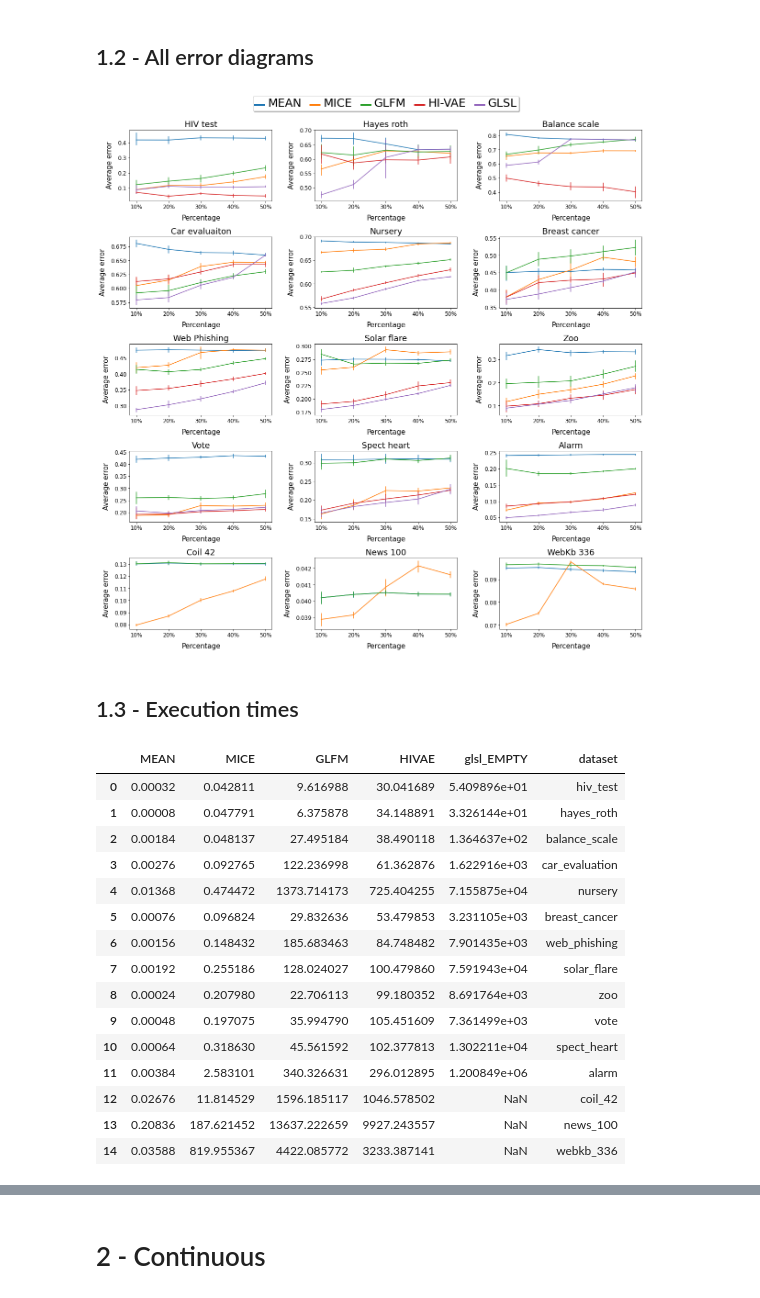
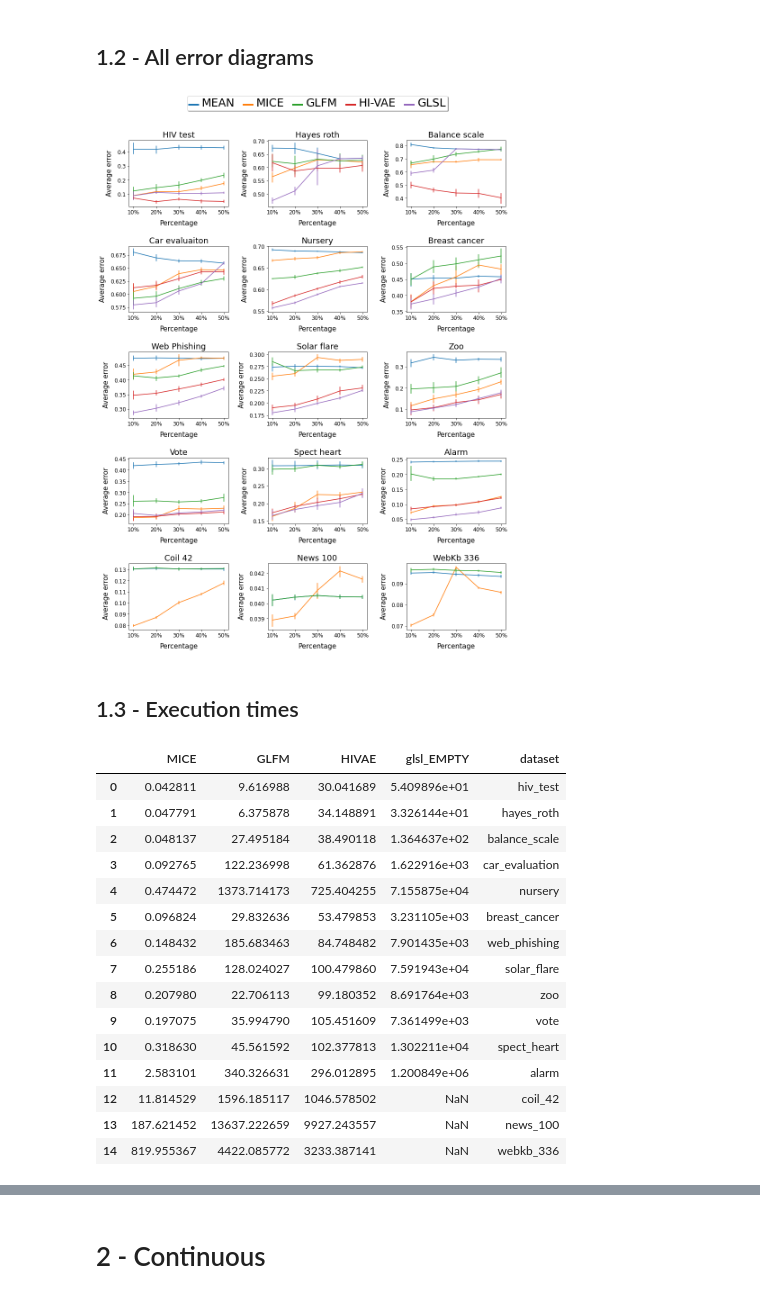
Before and after one commit to ferjorosa/GLSL, a Jupyter notebook: python-project/analyze_results/Missing_results.ipynb, the cells around one changed output, grey strips where cells are left out. Cells and saved outputs as stored; diff of their text form; code cells hidden in the pictures.

Commit message:
Update missing results PDFs

```diff
--- a/python-project/analyze_results/Missing_results.ipynb
+++ b/python-project/analyze_results/Missing_results.ipynb
@@ -196,7 +196,7 @@ col_count = 0 # Counts for plotting (col axis)
 from matplotlib import pyplot as plt
 import seaborn as sns
 
-fig, axs = plt.subplots(5, 3, figsize=(20,20))
+fig, axs = plt.subplots(5, 3, figsize=(15,20))
 
 for d in range(0, len(data_names)):
     data_name=data_names[d]
@@ -261,37 +261,37 @@ for d in range(0, len(data_names)):
                 df_plot = df_plot.append(instance, ignore_index=True)
 
     ############################################################################
     # Plotting
     ############################################################################
 #     print(str(row_count) + "," + str(col_count))
     g = sns.lineplot(data=df_plot,x="percentage", y="AvgErr", hue="method", err_style="bars", ax = axs[row_count, col_count], legend=False)
     axs[row_count, col_count].set_title(data_names_fancy[d], fontsize=18)
     axs[row_count, col_count].set_ylabel("Average error", fontsize=15, labelpad=10)
     axs[row_count, col_count].set_xlabel("Percentage", fontsize=15, labelpad=10)
     axs[row_count, col_count].tick_params(axis="x", labelsize=12) # x ticks font size
     axs[row_count, col_count].tick_params(axis="y", labelsize=12) # x ticks font size
 
     #### Update row/column index of the axis plot
     col_count = col_count + 1
     if col_count == 3:
         col_count = 0
         row_count = row_count + 1
 
 #############################################################################
 # Final adjustments to the plot
 ############################################################################
-axs[0,1].legend(loc='upper center', bbox_to_anchor=(0.5, 1.50),  fancybox=True, shadow=True, ncol=5, labels=['MEAN', 'MICE', 'GLFM', 'HI-VAE', 'GLSL'])
+axs[0,1].legend(loc='upper center', bbox_to_anchor=(0.5, 1.70),  fancybox=True, shadow=True, ncol=5, labels=['MEAN', 'MICE', 'GLFM', 'HI-VAE', 'GLSL'])
 plt.setp(axs[0,1].get_legend().get_texts(), fontsize='25') # for legend text
 plt.setp(axs[0,1].get_legend().get_title(), fontsize='0') # for legend title
 for line in axs[0,1].get_legend().get_lines():
     line.set_linewidth(4.0)
 
-fig.subplots_adjust(hspace=0.5)
-fig.subplots_adjust(wspace=0.3)
+fig.subplots_adjust(hspace=0.6)
+fig.subplots_adjust(wspace=0.4)
 
 plt.savefig('discrete_errors.pdf')
 # %% [output]
-[figure, old version]
+[figure, new version]
 # %% [markdown]
 ## 1.3 - Execution times
 # %%
@@ -303,7 +303,7 @@ import numpy as np
 from math import nan
 
 methods = [
-    "MEAN",
+#     "MEAN",
     "MICE",
     "GLFM",
     "HIVAE",
@@ -363,21 +363,20 @@ for directory in directories:
         df_stdev_time_results = df_stdev_time_results.append(stdev_time_results, ignore_index=True)
 
 df_avg_time_results
-# df_stdev_time_results
 # %% [output]
-|  | MEAN | MICE | GLFM | HIVAE | glsl_EMPTY | dataset |
-| 0 | 0.00032 | 0.042811 | 9.616988 | 30.041689 | 5.409896e+01 | hiv_test |
-| 1 | 0.00008 | 0.047791 | 6.375878 | 34.148891 | 3.326144e+01 | hayes_roth |
-| 2 | 0.00184 | 0.048137 | 27.495184 | 38.490118 | 1.364637e+02 | balance_scale |
-| 3 | 0.00276 | 0.092765 | 122.236998 | 61.362876 | 1.622916e+03 | car_evaluation |
-| 4 | 0.01368 | 0.474472 | 1373.714173 | 725.404255 | 7.155875e+04 | nursery |
-| 5 | 0.00076 | 0.096824 | 29.832636 | 53.479853 | 3.231105e+03 | breast_cancer |
-| 6 | 0.00156 | 0.148432 | 185.683463 | 84.748482 | 7.901435e+03 | web_phishing |
-| 7 | 0.00192 | 0.255186 | 128.024027 | 100.479860 | 7.591943e+04 | solar_flare |
-| 8 | 0.00024 | 0.207980 | 22.706113 | 99.180352 | 8.691764e+03 | zoo |
-| 9 | 0.00048 | 0.197075 | 35.994790 | 105.451609 | 7.361499e+03 | vote |
-| 10 | 0.00064 | 0.318630 | 45.561592 | 102.377813 | 1.302211e+04 | spect_heart |
-| 11 | 0.00384 | 2.583101 | 340.326631 | 296.012895 | 1.200849e+06 | alarm |
-| 12 | 0.02676 | 11.814529 | 1596.185117 | 1046.578502 | NaN | coil_42 |
-| 13 | 0.20836 | 187.621452 | 13637.222659 | 9927.243557 | NaN | news_100 |
-| 14 | 0.03588 | 819.955367 | 4422.085772 | 3233.387141 | NaN | webkb_336 |
+|  | MICE | GLFM | HIVAE | glsl_EMPTY | dataset |
+| 0 | 0.042811 | 9.616988 | 30.041689 | 5.409896e+01 | hiv_test |
+| 1 | 0.047791 | 6.375878 | 34.148891 | 3.326144e+01 | hayes_roth |
+| 2 | 0.048137 | 27.495184 | 38.490118 | 1.364637e+02 | balance_scale |
+| 3 | 0.092765 | 122.236998 | 61.362876 | 1.622916e+03 | car_evaluation |
+| 4 | 0.474472 | 1373.714173 | 725.404255 | 7.155875e+04 | nursery |
+| 5 | 0.096824 | 29.832636 | 53.479853 | 3.231105e+03 | breast_cancer |
+| 6 | 0.148432 | 185.683463 | 84.748482 | 7.901435e+03 | web_phishing |
+| 7 | 0.255186 | 128.024027 | 100.479860 | 7.591943e+04 | solar_flare |
+| 8 | 0.207980 | 22.706113 | 99.180352 | 8.691764e+03 | zoo |
+| 9 | 0.197075 | 35.994790 | 105.451609 | 7.361499e+03 | vote |
+| 10 | 0.318630 | 45.561592 | 102.377813 | 1.302211e+04 | spect_heart |
+| 11 | 2.583101 | 340.326631 | 296.012895 | 1.200849e+06 | alarm |
+| 12 | 11.814529 | 1596.185117 | 1046.578502 | NaN | coil_42 |
+| 13 | 187.621452 | 13637.222659 | 9927.243557 | NaN | news_100 |
+| 14 | 819.955367 | 4422.085772 | 3233.387141 | NaN | webkb_336 |
```
Also changed, not shown: parts of 10 cells of this notebook, 6 other files.
